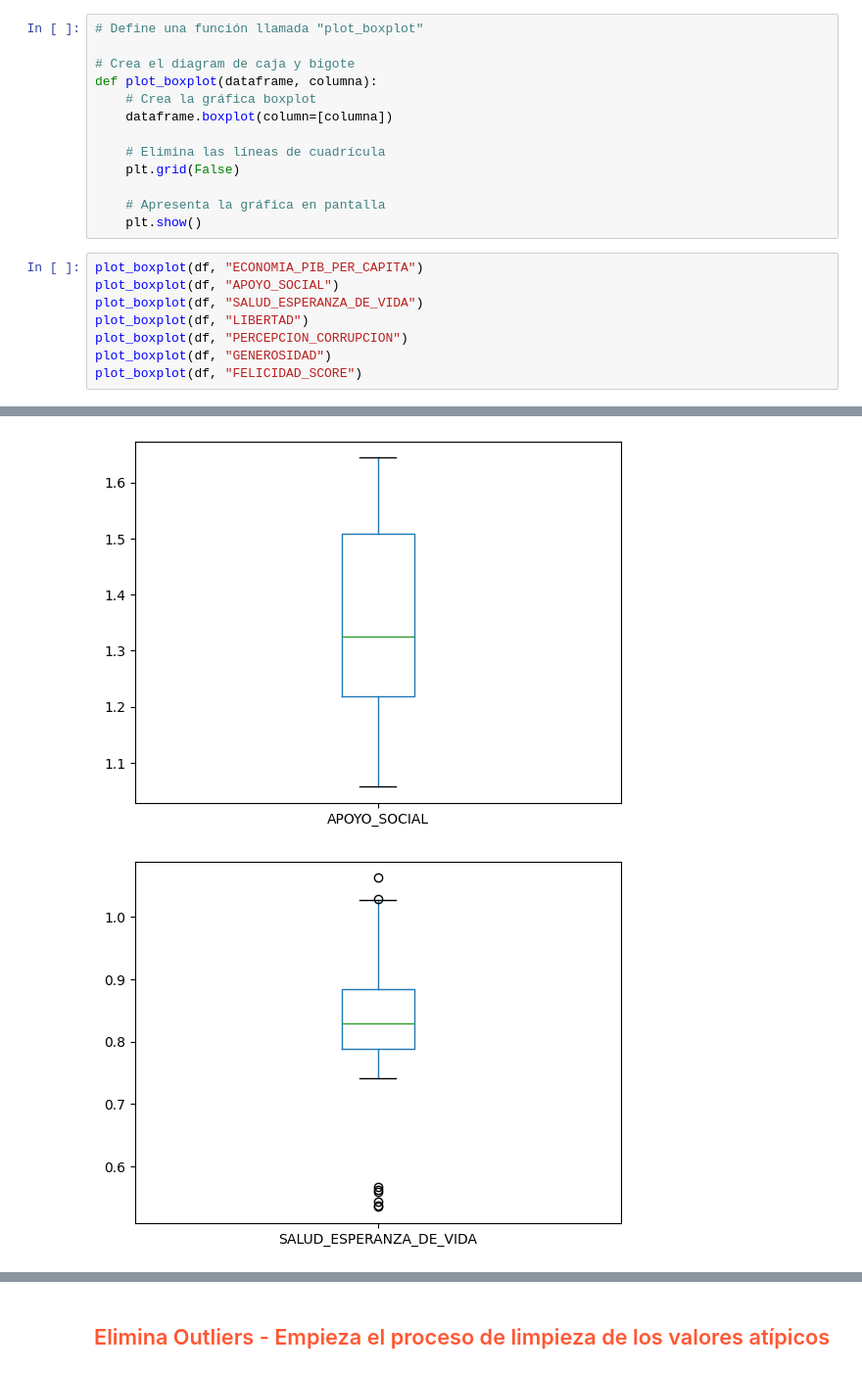
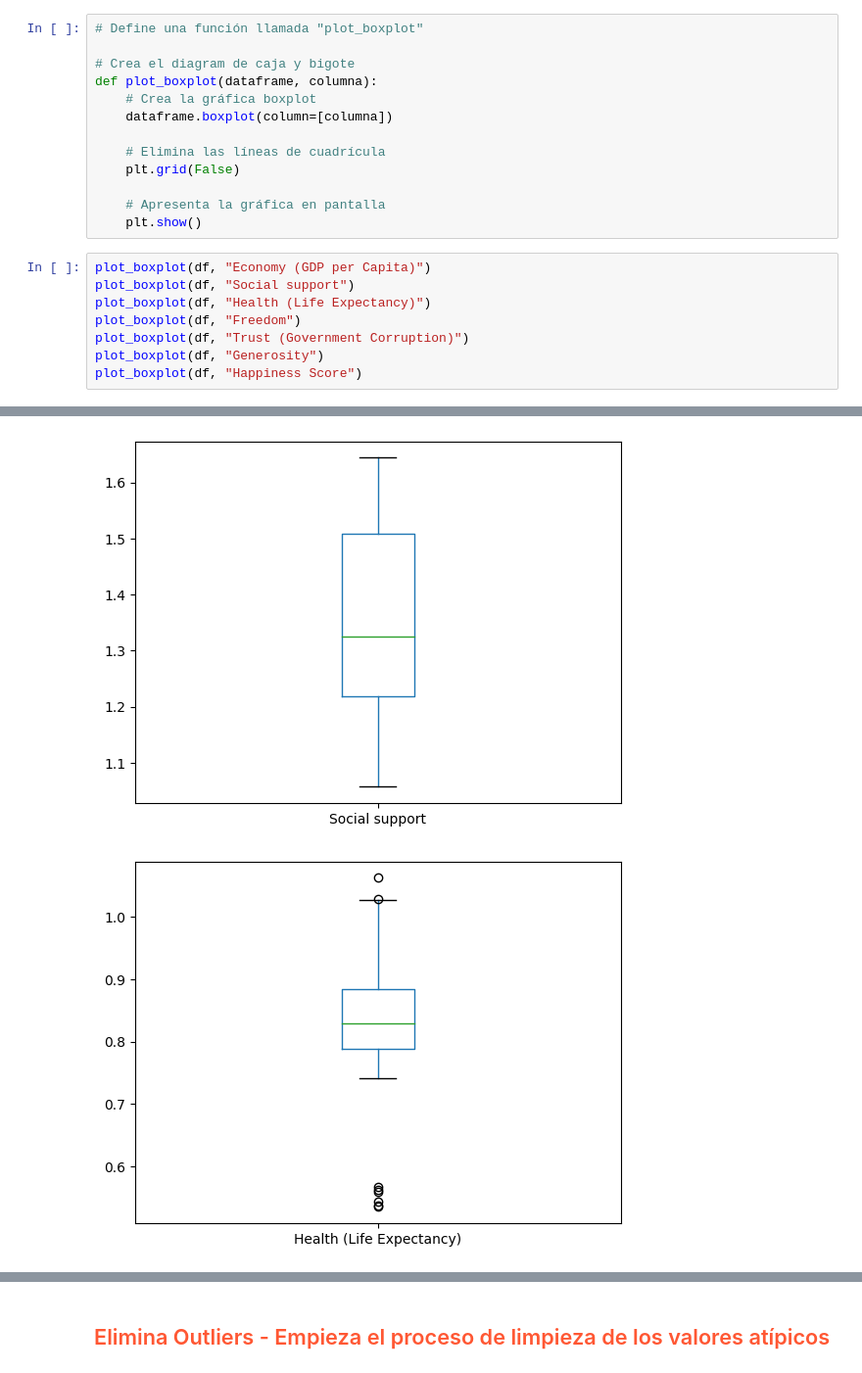
Before and after one commit to G6felicidad/Proyecto_Felicidad_Calidad_Vida, a Jupyter notebook: notebooks/2.0-limpieza_datos.ipynb, the cells around one changed output, grey strips where cells are left out. Shown: that part at 98% size. Drawn from its saved outputs; the diff is of its cells as text.

```diff
--- a/notebooks/2.0-limpieza_datos.ipynb
+++ b/notebooks/2.0-limpieza_datos.ipynb
@@ -298,11 +299,11 @@ def plot_boxplot(dataframe, columna):
     # Apresenta la gráfica en pantalla
     plt.show()
 # %%
-plot_boxplot(df, "ECONOMIA_PIB_PER_CAPITA")
-plot_boxplot(df, "APOYO_SOCIAL")
-plot_boxplot(df, "SALUD_ESPERANZA_DE_VIDA")
-plot_boxplot(df, "LIBERTAD")
-plot_boxplot(df, "PERCEPCION_CORRUPCION")
-plot_boxplot(df, "GENEROSIDAD")
-plot_boxplot(df, "FELICIDAD_SCORE")
+plot_boxplot(df, "Economy (GDP per Capita)")
+plot_boxplot(df, "Social support")
+plot_boxplot(df, "Health (Life Expectancy)")
+plot_boxplot(df, "Freedom")
+plot_boxplot(df, "Trust (Government Corruption)")
+plot_boxplot(df, "Generosity")
+plot_boxplot(df, "Happiness Score")
 # %% [output]
@@ -310,2 +311,2 @@ plot_boxplot(df, "FELICIDAD_SCORE")
-[figure, old version]
+[figure, new version]
-[figure, old version]
+[figure, new version]
```
Also changed, not shown: parts of 17 cells of this notebook, 5 other files.
